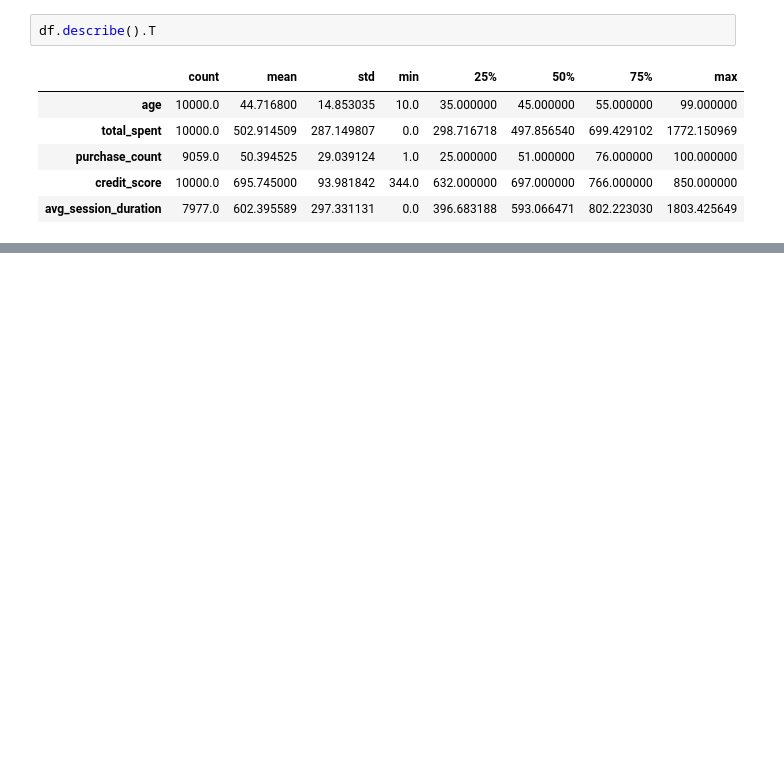
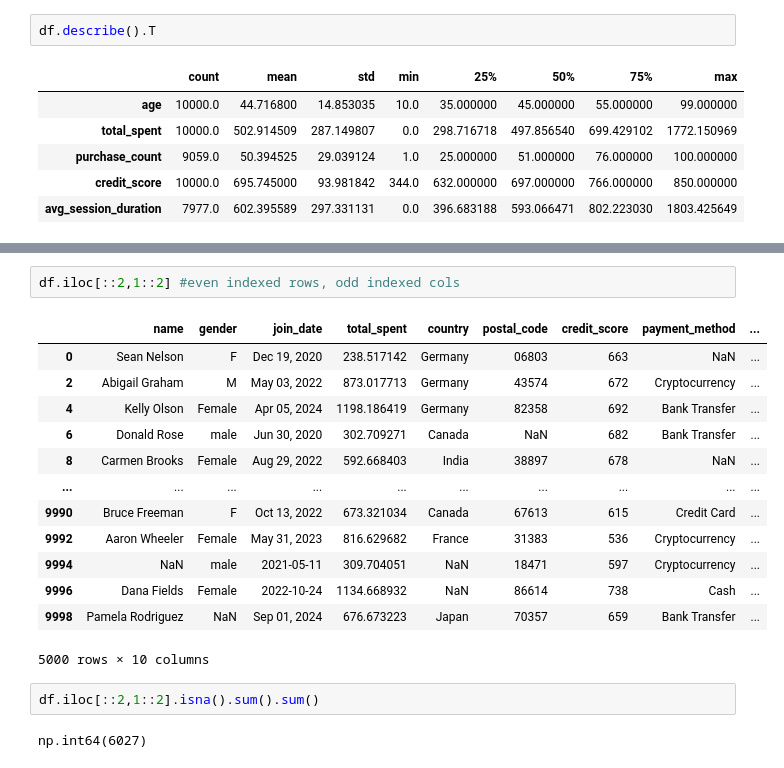
Before and after one commit to OjasRaj/Machine-Learning-Practice, a Jupyter notebook: OPPE_1_Practice.ipynb, the cells around one changed output, grey strips where cells are left out. Cells and saved outputs as stored; diff of their text form; blank space fills up the shorter version.

```diff
--- a/OPPE_1_Practice.ipynb
+++ b/OPPE_1_Practice.ipynb
@@ -102,0 +122,20 @@ df.describe().T
+# %%
+df.iloc[::2,1::2] #even indexed rows, odd indexed cols
+# %% [output]
+|  | name | gender | join_date | total_spent | country | postal_code | credit_score | payment_method | ... |
+| 0 | Sean Nelson | F | Dec 19, 2020 | 238.517142 | Germany | 06803 | 663 | NaN | ... |
+| 2 | Abigail Graham | M | May 03, 2022 | 873.017713 | Germany | 43574 | 672 | Cryptocurrency | ... |
+| 4 | Kelly Olson | Female | Apr 05, 2024 | 1198.186419 | Germany | 82358 | 692 | Bank Transfer | ... |
+| 6 | Donald Rose | male | Jun 30, 2020 | 302.709271 | Canada | NaN | 682 | Bank Transfer | ... |
+| 8 | Carmen Brooks | Female | Aug 29, 2022 | 592.668403 | India | 38897 | 678 | NaN | ... |
+| ... | ... | ... | ... | ... | ... | ... | ... | ... | ... |
+| 9990 | Bruce Freeman | F | Oct 13, 2022 | 673.321034 | Canada | 67613 | 615 | Credit Card | ... |
+| 9992 | Aaron Wheeler | Female | May 31, 2023 | 816.629682 | France | 31383 | 536 | Cryptocurrency | ... |
+| 9994 | NaN | male | 2021-05-11 | 309.704051 | NaN | 18471 | 597 | Cryptocurrency | ... |
+| 9996 | Dana Fields | Female | 2022-10-24 | 1134.668932 | NaN | 86614 | 738 | Cash | ... |
+| 9998 | Pamela Rodriguez | NaN | Sep 01, 2024 | 676.673223 | Japan | 70357 | 659 | Bank Transfer | ... |
+5000 rows × 10 columns
+# %%
+df.iloc[::2,1::2].isna().sum().sum()
+# %% [output]
+np.int64(6027)
```
Also changed, not shown: parts of 4 cells of this notebook.
